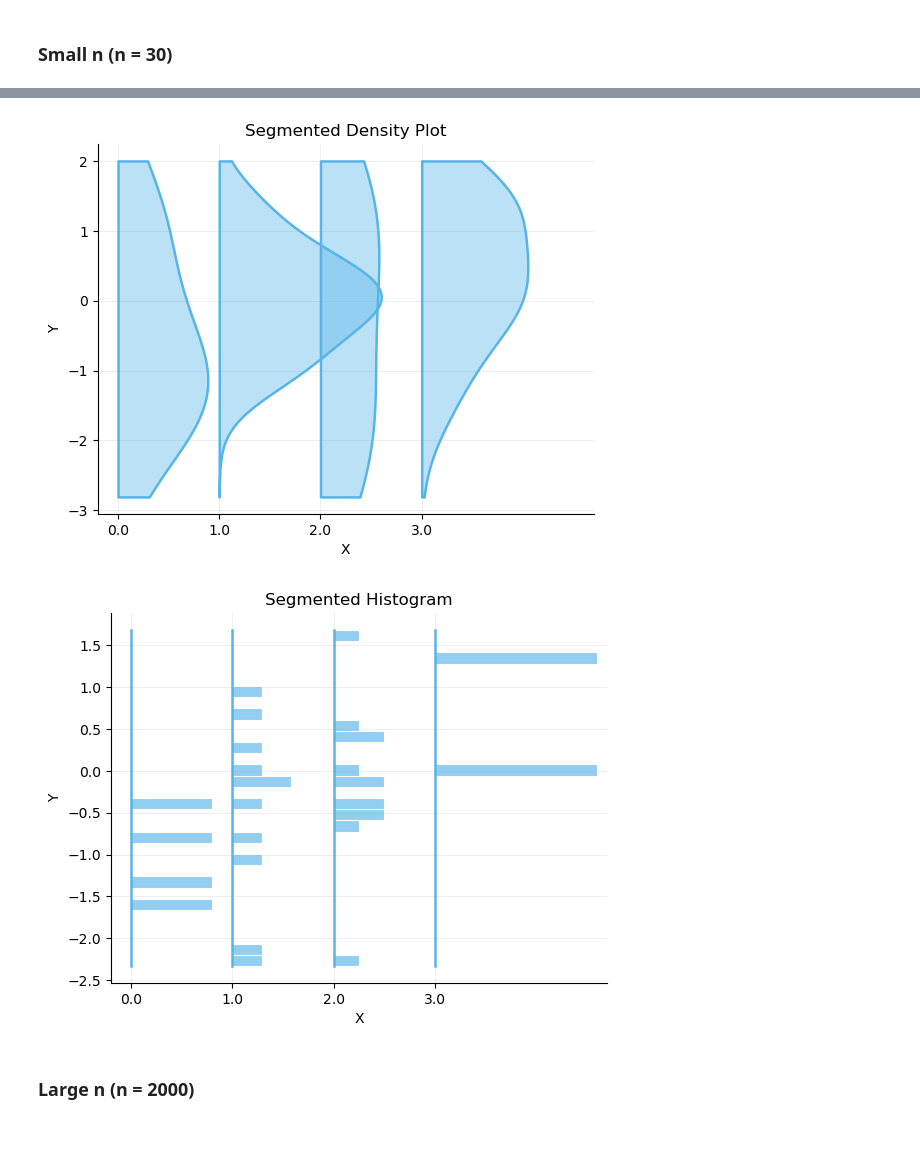
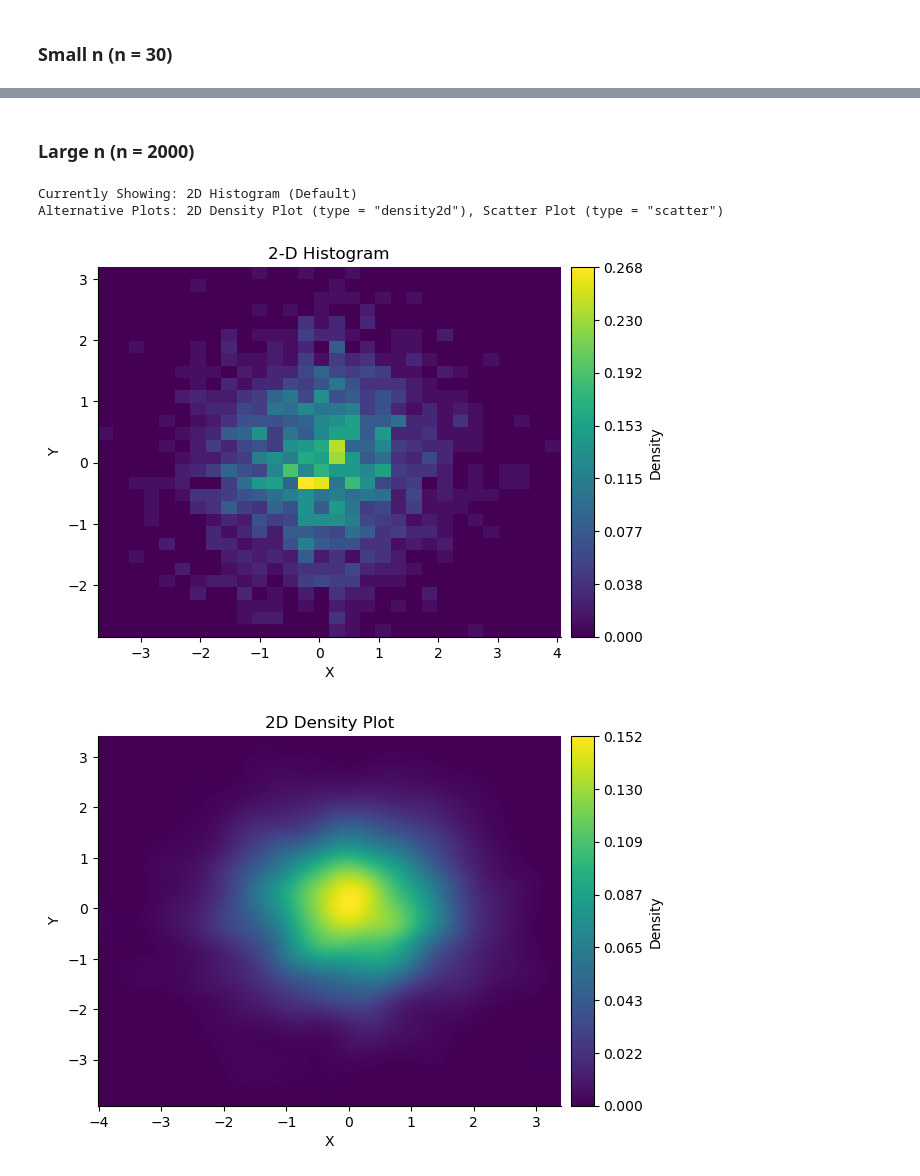
Before and after one commit to calpoly-symbulate/symbulate, a Jupyter notebook: team/plot_lookup_showcase.ipynb, the cells around one changed output, grey strips where cells are left out. Drawn from its saved outputs; the diff is of its cells as text; code cells hidden in the pictures; blank space fills up the shorter version.

```diff
--- a/team/plot_lookup_showcase.ipynb
+++ b/team/plot_lookup_showcase.ipynb
@@ -345,14 +345,16 @@ plt.show()
+# %% [markdown]
+### Large n (n = 2000)
 # %%
-# Alternative: Segmented Density Plot
-RV(Binomial(3, 0.5) * Normal(0, 1)).sim(30).plot(type="segmented_density", suggest=False)
+# Default (no type=): 2D Histogram
+RV(Normal(0, 1) * Normal(0, 1)).sim(2000).plot(suggest=True)
 plt.show()
 # %% [output]
+Currently Showing: 2D Histogram (Default)
+Alternative Plots: 2D Density Plot (type = "density2d"), Scatter Plot (type = "scatter")
-[figure, old version]
+[figure, new version]
 # %%
-# Alternative: Segmented Histogram
-RV(Binomial(3, 0.5) * Normal(0, 1)).sim(30).plot(type="segmented_hist", suggest=False)
+# Alternative: 2D Density Plot
+RV(Normal(0, 1) * Normal(0, 1)).sim(2000).plot(type="density2d", suggest=False)
 plt.show()
 # %% [output]
-[figure, old version]
+[figure, new version]
-# %% [markdown]
-### Large n (n = 2000)
```
Also changed, not shown: parts of 100 cells of this notebook, 3 other files.
